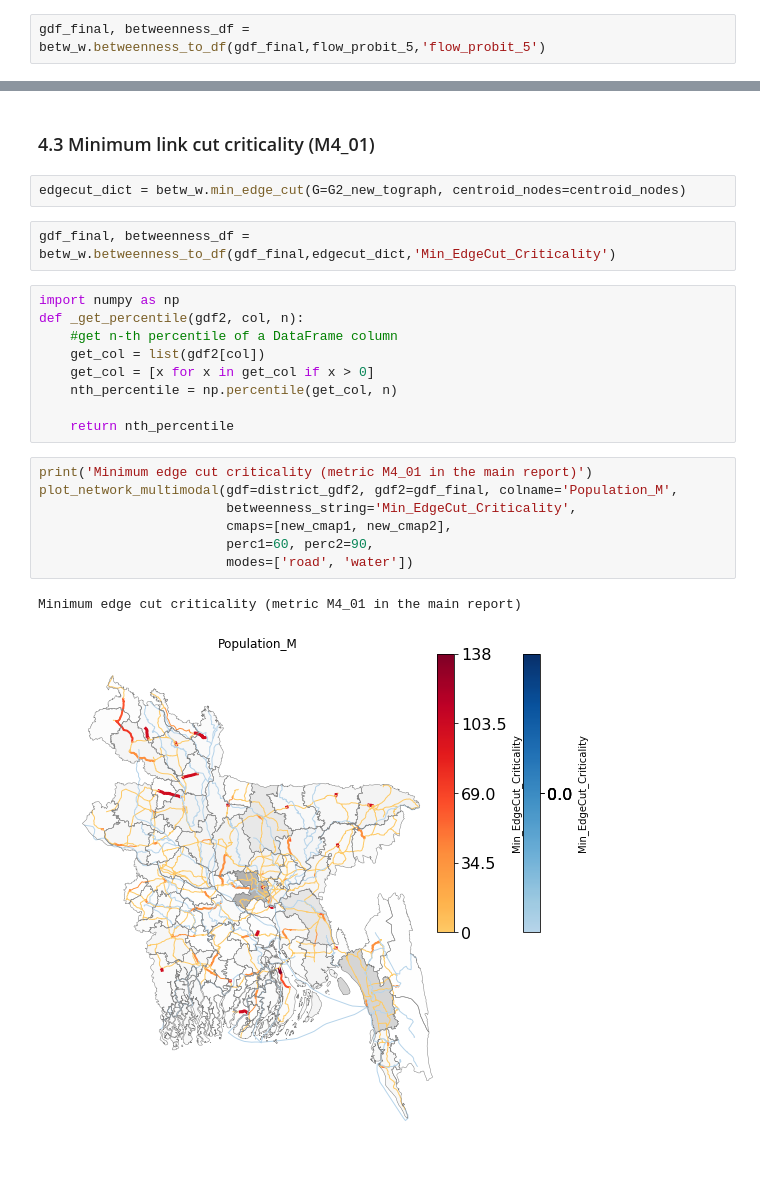
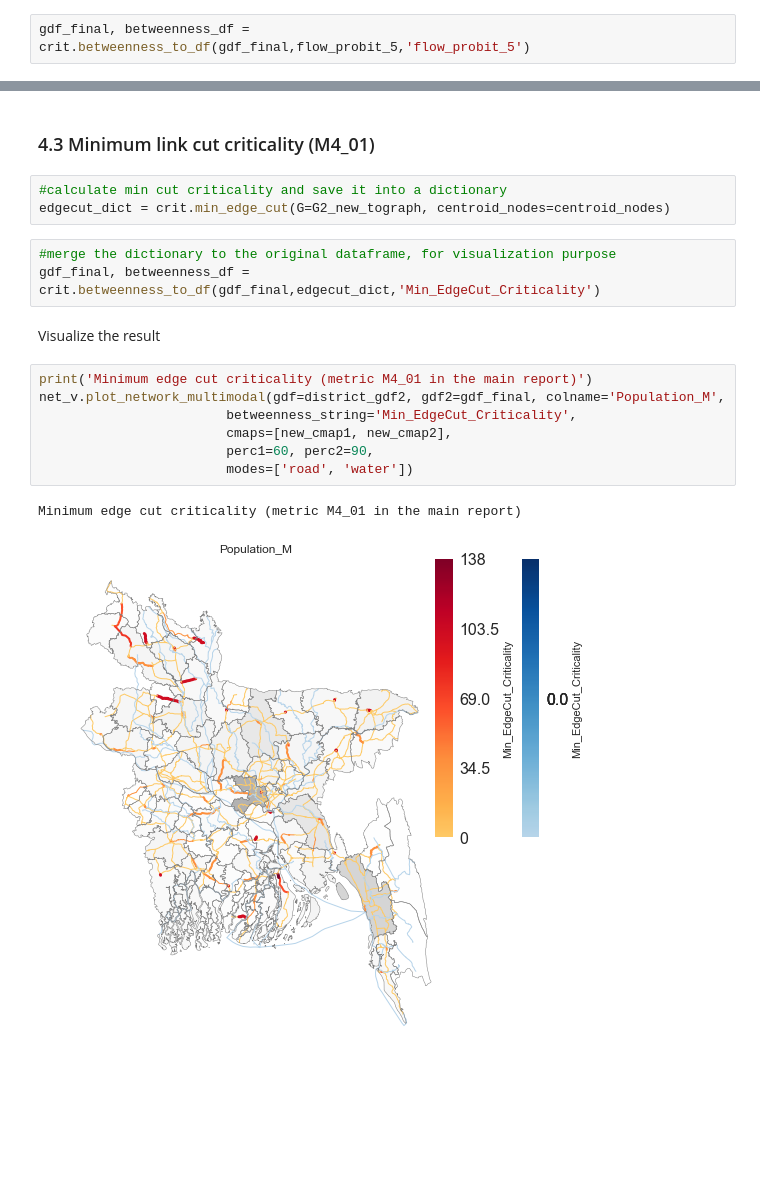
Before and after one commit to bramkaarga/transcrit, a Jupyter notebook: 01_example_metric_calculation.ipynb, the cells around one changed output, grey strips where cells are left out. Drawn from its saved outputs; the diff is of its cells as text; blank space fills up the shorter version.

```diff
--- a/01_example_metric_calculation.ipynb
+++ b/01_example_metric_calculation.ipynb
@@ -312,2 +300,2 @@ print(e-c)
 # %%
-gdf_final, betweenness_df = betw_w.betweenness_to_df(gdf_final,flow_probit_5,'flow_probit_5')
+gdf_final, betweenness_df = crit.betweenness_to_df(gdf_final,flow_probit_5,'flow_probit_5')
@@ -335,25 +327,20 @@ Unweighted edge betweenness centrality (metric M3_01 in the main report)
 # %% [markdown]
 ### 4.3 Minimum link cut criticality (M4_01)
-# %%
-edgecut_dict = betw_w.min_edge_cut(G=G2_new_tograph, centroid_nodes=centroid_nodes)
-# %%
-gdf_final, betweenness_df = betw_w.betweenness_to_df(gdf_final,edgecut_dict,'Min_EdgeCut_Criticality')
-# %%
-import numpy as np
-def _get_percentile(gdf2, col, n):
-    #get n-th percentile of a DataFrame column
-    get_col = list(gdf2[col])
-    get_col = [x for x in get_col if x > 0]
-    nth_percentile = np.percentile(get_col, n)
-
-    return nth_percentile
+# %%
+#calculate min cut criticality and save it into a dictionary
+edgecut_dict = crit.min_edge_cut(G=G2_new_tograph, centroid_nodes=centroid_nodes)
+# %%
+#merge the dictionary to the original dataframe, for visualization purpose
+gdf_final, betweenness_df = crit.betweenness_to_df(gdf_final,edgecut_dict,'Min_EdgeCut_Criticality')
+# %% [markdown]
+Visualize the result
 # %%
 print('Minimum edge cut criticality (metric M4_01 in the main report)')
-plot_network_multimodal(gdf=district_gdf2, gdf2=gdf_final, colname='Population_M',
+net_v.plot_network_multimodal(gdf=district_gdf2, gdf2=gdf_final, colname='Population_M',
                         betweenness_string='Min_EdgeCut_Criticality',
                         cmaps=[new_cmap1, new_cmap2],
                         perc1=60, perc2=90,
                         modes=['road', 'water'])
 # %% [output]
 Minimum edge cut criticality (metric M4_01 in the main report)
-[figure, old version]
+[figure, new version]
```
Also changed, not shown: parts of 24 cells of this notebook.
